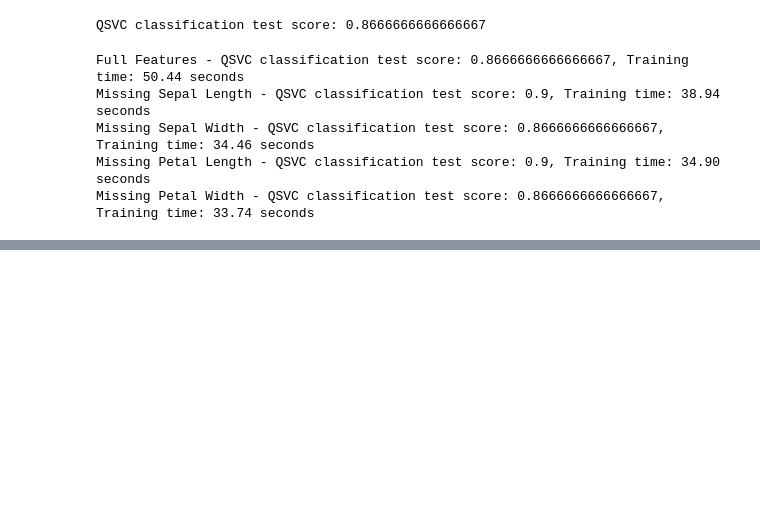
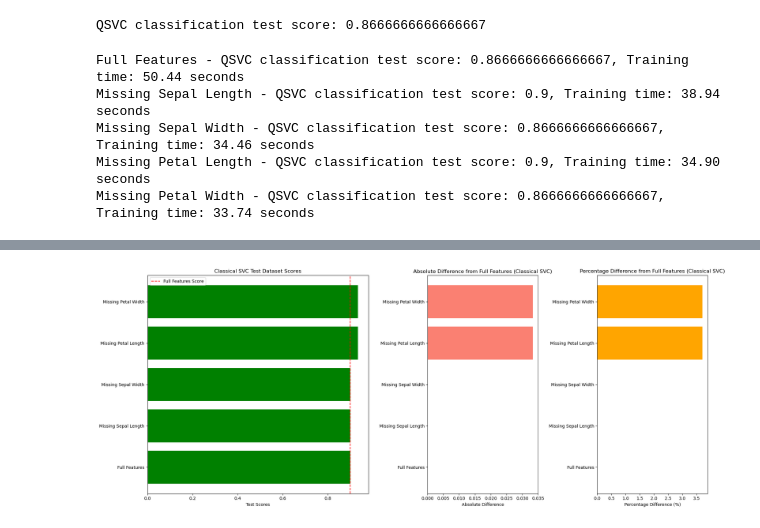
Before and after one commit to LukePower01/ml-to-qml, a Jupyter notebook: iris_qsvm.ipynb, the cells around one changed output, grey strips where cells are left out. Drawn from its saved outputs; the diff is of its cells as text; code cells hidden in the pictures; blank space fills up the shorter version.

```diff
--- a/iris_qsvm.ipynb
+++ b/iris_qsvm.ipynb
@@ -133,0 +274,51 @@ Missing Petal Width - QSVC classification test score: 0.8666666666666667, Traini
+# %%
+scores = {
+    'Full Features': {'Test': 0.9},
+    'Missing Sepal Length': {'Test': 0.9},
+    'Missing Sepal Width': {'Test': 0.9},
+    'Missing Petal Length': {'Test': 0.9333333333333333},
+    'Missing Petal Width': {'Test': 0.9333333333333333}
+}
+
+# Now, calculate the absolute and percentage differences from the full features test score
+full_feature_score = scores['Full Features']['Test']
+for feature_set, score_info in scores.items():
+    if feature_set != 'Full Features':
+        absolute_difference = score_info['Test'] - full_feature_score
+        percentage_difference = (absolute_difference / full_feature_score) * 100
+        scores[feature_set]['Absolute Difference'] = absolute_difference
+        scores[feature_set]['Percentage Difference'] = percentage_difference
+
+# Now we prepare the data for plotting
+categories = list(scores.keys())
+test_scores = [score_info['Test'] for score_info in scores.values()]
+abs_diff_scores = [score_info.get('Absolute Difference', 0) for score_info in scores.values()]
+perc_diff_scores = [score_info.get('Percentage Difference', 0) for score_info in scores.values()]
+
+# Plotting the visualizations
+fig, (ax1, ax2, ax3) = plt.subplots(1, 3, figsize=(20, 8), gridspec_kw={'width_ratios': [2, 1, 1]})
+
+# Test Scores Bar Chart
+ax1.barh(categories, test_scores, color='green')
+ax1.axvline(x=full_feature_score, color='red', linestyle='--', label='Full Features Score')
+ax1.set_xlabel('Test Scores')
+ax1.set_title('Classical SVC Test Dataset Scores')
+ax1.legend()
+
+# Absolute Difference Bar Chart
+ax2.barh(categories, abs_diff_scores, color='salmon')
+ax2.set_xlabel('Absolute Difference')
+ax2.set_title('Absolute Difference from Full Features (Classical SVC)')
+
+# Percentage Difference Bar Chart
+ax3.barh(categories, perc_diff_scores, color='orange')
+ax3.set_xlabel('Percentage Difference (%)')
+ax3.set_title('Percentage Difference from Full Features (Classical SVC)')
+
+# Adjust the layout
+plt.tight_layout()
+
+# Show the plot
+plt.show()
+# %% [output]
+[figure, added]
```
Also changed, not shown: parts of 9 cells of this notebook, 2 other files.
